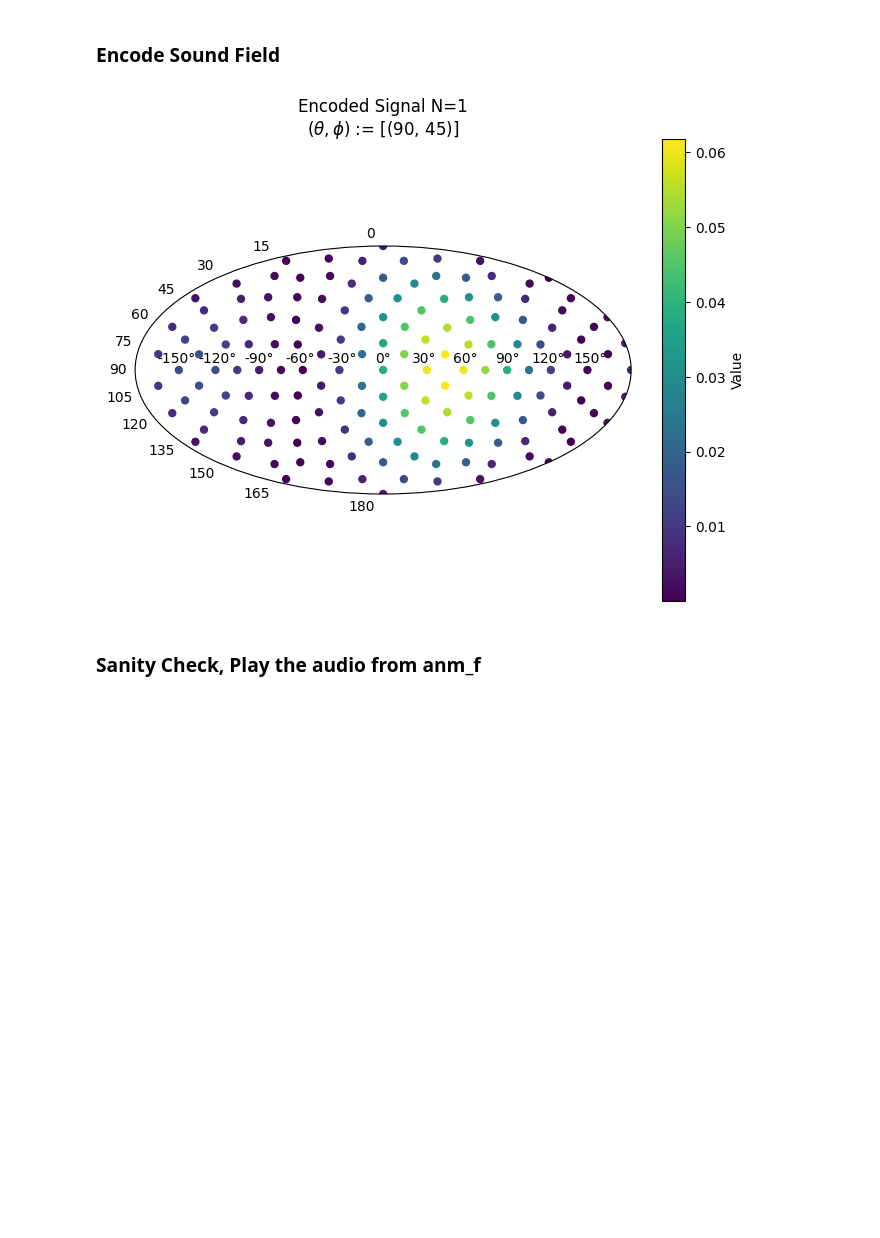
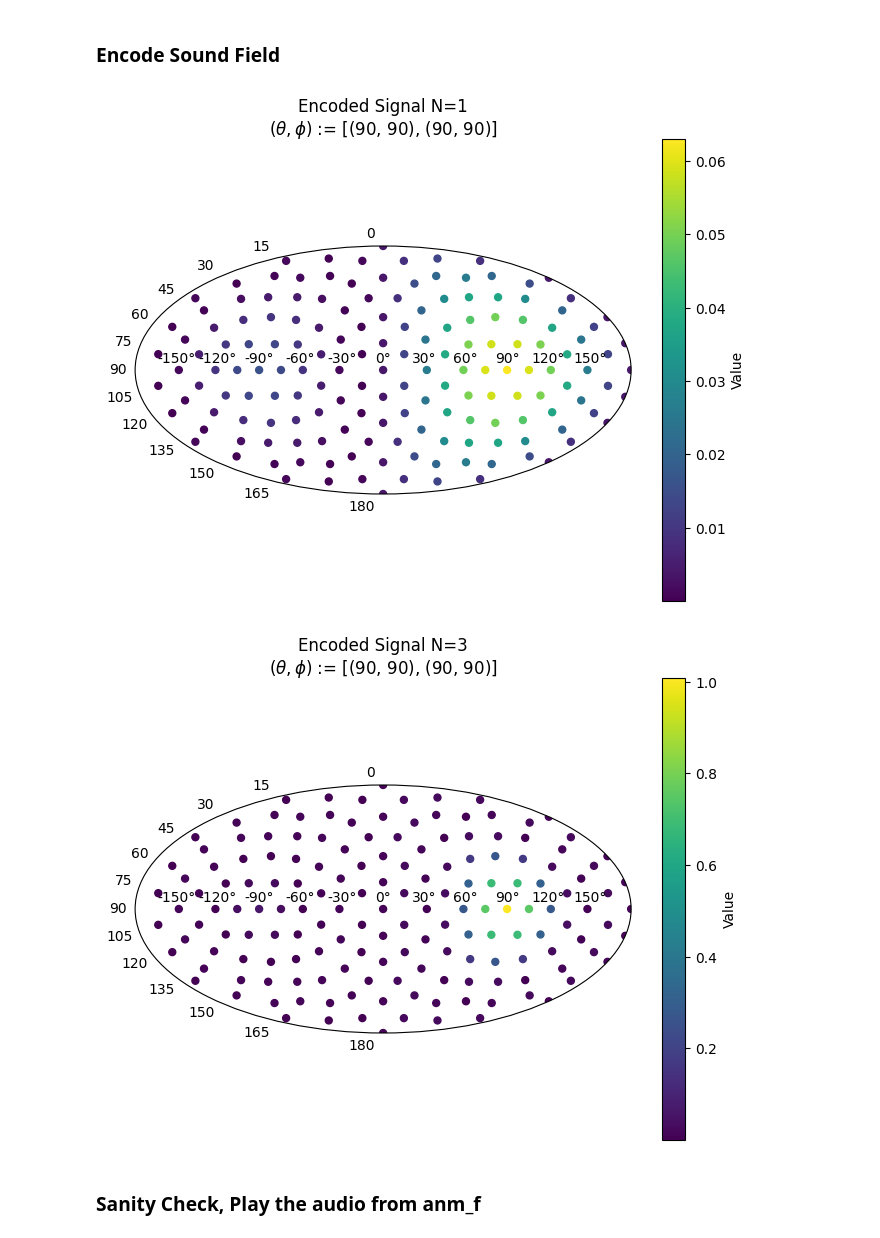
Before and after one commit to Amitmils/AmbisonicUpscaling, a Jupyter notebook: run_script_v2.ipynb, the cells around one changed output. Saved outputs shown, nothing was run; the diff lists cells and outputs as text; code cells hidden in the pictures; blank space fills up the shorter version.

```diff
--- a/run_script_v2.ipynb
+++ b/run_script_v2.ipynb
@@ -63,13 +148,13 @@ signals = [
     signal_info(
         signal_path=r"data/sound_files/male_speech.wav",
         th=90,
-        ph=45,
+        ph=90,
         in_rad=False,
     ),
     # signal_info(
     #     signal_path=r"data/sound_files/female_speech.wav",
     #     th=90,
-    #     ph=45,
+    #     ph=0,
     #     in_rad=False,
     # ),
 ]
@@ -78,16 +163,20 @@ signals = [
 # %%
 sound_field = SoundField(DEVICE)
 input_order = 1
 upscale_order = 3
 # [#Windows, #Channels, #FreqBins]
-anm_f = sound_field.create(
+anm_f_input_order,anm_f_output_order = sound_field.create(
     signals=signals,
-    order=input_order,
+    input_order=input_order,
+    output_order=upscale_order,
     SH_type='complex',
     debug=True,
     grid_type=POINTS_162,
-).permute(2,0,1)
+)
+anm_f_input_order = anm_f_input_order.permute(2,0,1)
+anm_f_output_order = anm_f_output_order.permute(2,0,1)
 # %% [output]
-[figure, old version]
+[figure, new version]
+[figure, added]
 # %% [markdown]
 ### Sanity Check, Play the audio from anm_f
```
Also changed, not shown: parts of 22 cells of this notebook, 5 other files.
